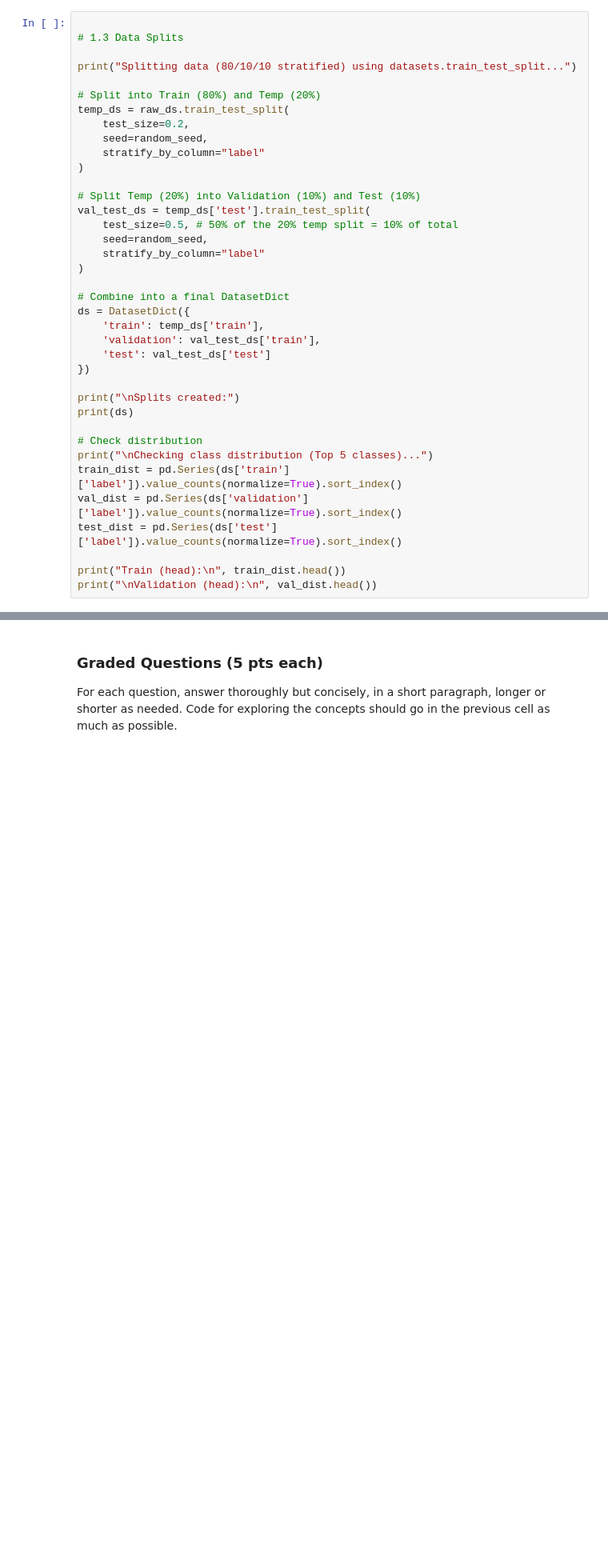
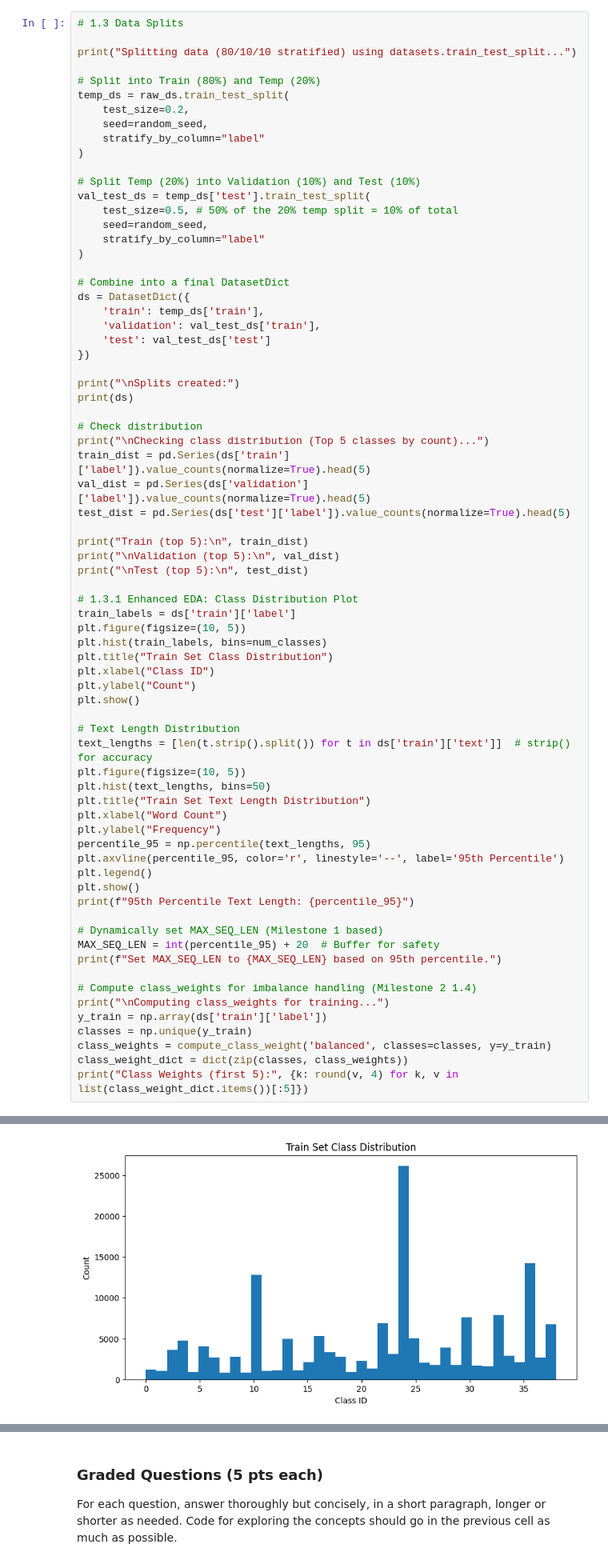
Before and after one commit to abcbbong/Module-7-Assignments, a Jupyter notebook: Milestone_02.ipynb, the cells around one changed output, grey strips where cells are left out. Shown: that part at 80% size. Cells and saved outputs as stored; diff of their text form; blank space fills up the shorter version.

```diff
--- a/Milestone_02.ipynb
+++ b/Milestone_02.ipynb
@@ -150,5 +245,4 @@ Found 41 classes.
 # %%
-
 # 1.3 Data Splits
 
 print("Splitting data (80/10/10 stratified) using datasets.train_test_split...")
@@ -178,13 +272,48 @@ print("\nSplits created:")
 print(ds)
 
 # Check distribution
-print("\nChecking class distribution (Top 5 classes)...")
-train_dist = pd.Series(ds['train']['label']).value_counts(normalize=True).sort_index()
-val_dist = pd.Series(ds['validation']['label']).value_counts(normalize=True).sort_index()
-test_dist = pd.Series(ds['test']['label']).value_counts(normalize=True).sort_index()
+print("\nChecking class distribution (Top 5 classes by count)...")
+train_dist = pd.Series(ds['train']['label']).value_counts(normalize=True).head(5)
+val_dist = pd.Series(ds['validation']['label']).value_counts(normalize=True).head(5)
+test_dist = pd.Series(ds['test']['label']).value_counts(normalize=True).head(5)
 
-print("Train (head):\n", train_dist.head())
-print("\nValidation (head):\n", val_dist.head())
+print("Train (top 5):\n", train_dist)
+print("\nValidation (top 5):\n", val_dist)
+print("\nTest (top 5):\n", test_dist)
+
+# 1.3.1 Enhanced EDA: Class Distribution Plot
+train_labels = ds['train']['label']
+plt.figure(figsize=(10, 5))
+plt.hist(train_labels, bins=num_classes)
+plt.title("Train Set Class Distribution")
+plt.xlabel("Class ID")
+plt.ylabel("Count")
+plt.show()
+
+# Text Length Distribution
+text_lengths = [len(t.strip().split()) for t in ds['train']['text']]  # strip() for accuracy
+plt.figure(figsize=(10, 5))
+plt.hist(text_lengths, bins=50)
+plt.title("Train Set Text Length Distribution")
+plt.xlabel("Word Count")
+plt.ylabel("Frequency")
+percentile_95 = np.percentile(text_lengths, 95)
+plt.axvline(percentile_95, color='r', linestyle='--', label='95th Percentile')
+plt.legend()
+plt.show()
+print(f"95th Percentile Text Length: {percentile_95}")
+
+# Dynamically set MAX_SEQ_LEN (Milestone 1 based)
+MAX_SEQ_LEN = int(percentile_95) + 20  # Buffer for safety
+print(f"Set MAX_SEQ_LEN to {MAX_SEQ_LEN} based on 95th percentile.")
+
+# Compute class_weights for imbalance handling (Milestone 2 1.4)
+print("\nComputing class_weights for training...")
+y_train = np.array(ds['train']['label'])
+classes = np.unique(y_train)
+class_weights = compute_class_weight('balanced', classes=classes, y=y_train)
+class_weight_dict = dict(zip(classes, class_weights))
+print("Class Weights (first 5):", {k: round(v, 4) for k, v in list(class_weight_dict.items())[:5]})
 # %% [output]
 Splitting data (80/10/10 stratified) using datasets.train_test_split...
 
@@ -205 +334,2 @@ DatasetDict({
 Name: proportion, dtype: float64
+[figure, added]
```
Also changed, not shown: parts of 13 cells of this notebook.
